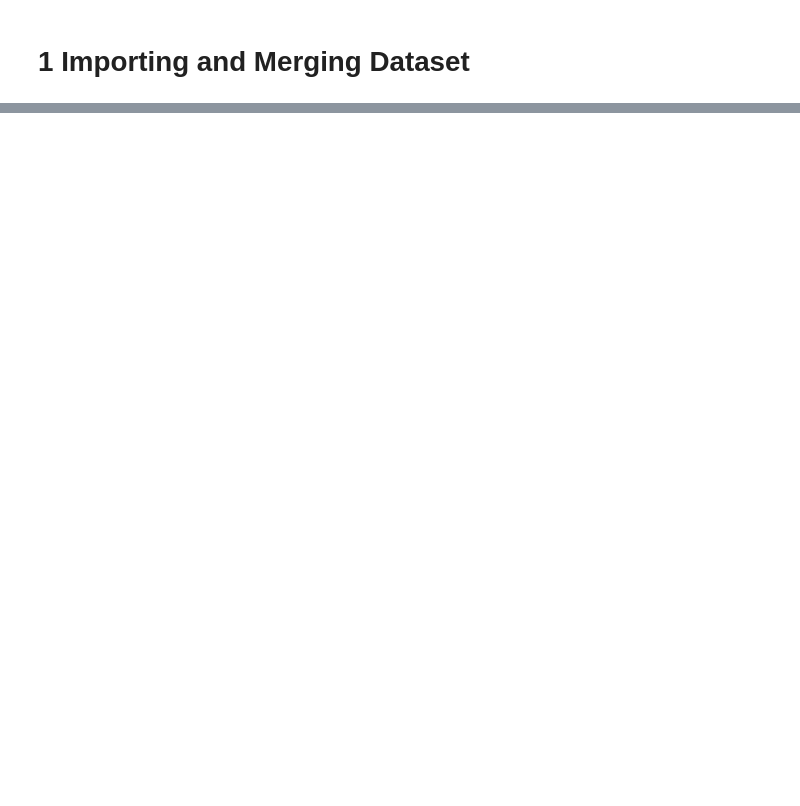
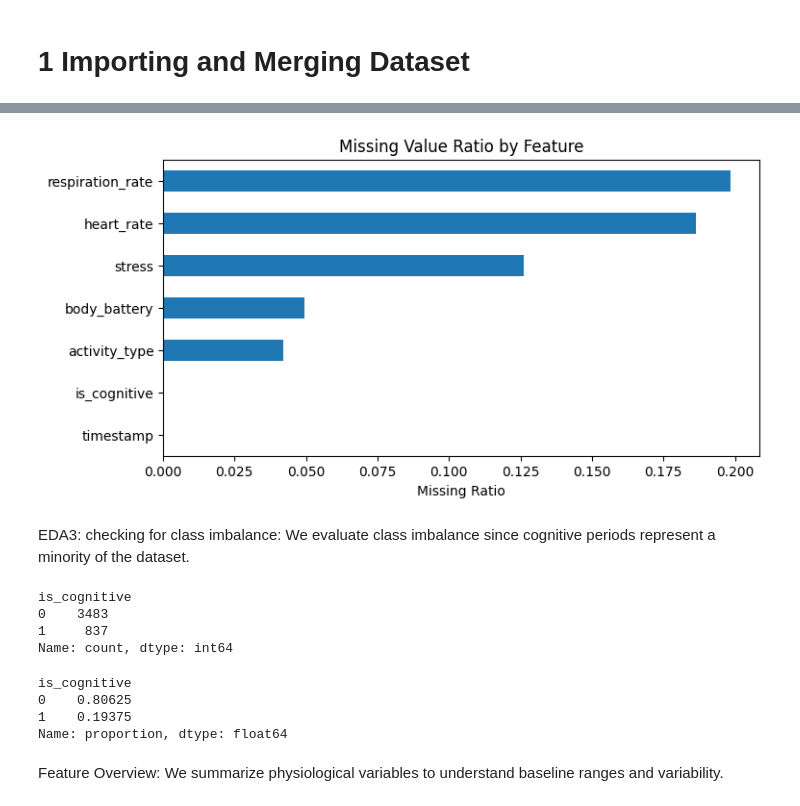
Before and after one commit to Xenoxort/ML4QS, a Jupyter notebook: notebooks/01_eda.ipynb, the cells around one changed output, grey strips where cells are left out. Saved outputs shown, nothing was run; the diff lists cells and outputs as text; code cells hidden in the pictures; blank space fills up the shorter version.

```diff
--- a/notebooks/01_eda.ipynb
+++ b/notebooks/01_eda.ipynb
@@ -471,0 +130,8 @@ all_df["stress"].hist()
+# %%
+
+full_df = pd.read_csv("../final_dfs/full_df.csv")
+
+# Inspection of structure, types, and sample rows
+print(full_df.shape)
+print(full_df.info())
+print(full_df.head())
@@ -471,0 +184,31 @@ all_df["stress"].hist()
+# %%
+# plotting missingness across features
+missing_ratio = full_df.isna().mean().sort_values()
+
+plt.figure(figsize=(8, 4))
+missing_ratio.plot(kind="barh")
+plt.title("Missing Value Ratio by Feature")
+plt.xlabel("Missing Ratio")
+plt.show()
+# %% [output]
+[figure, added]
+# %% [markdown]
+EDA3: checking for class imbalance: We evaluate class imbalance since cognitive periods represent a minority of the dataset.
+# %%
+# checking the distribution of cognitive vs non cognitive mins
+full_df["is_cognitive"].value_counts()
+# %% [output]
+is_cognitive
+0    3483
+1     837
+Name: count, dtype: int64
+# %%
+#Normalizing class distribution to check imbalance
+full_df["is_cognitive"].value_counts(normalize=True)
+# %% [output]
+is_cognitive
+0    0.80625
+1    0.19375
+Name: proportion, dtype: float64
+# %% [markdown]
+Feature Overview: We summarize physiological variables to understand baseline ranges and variability.
```
Also changed, not shown: parts of 71 cells of this notebook, 2 other files.
